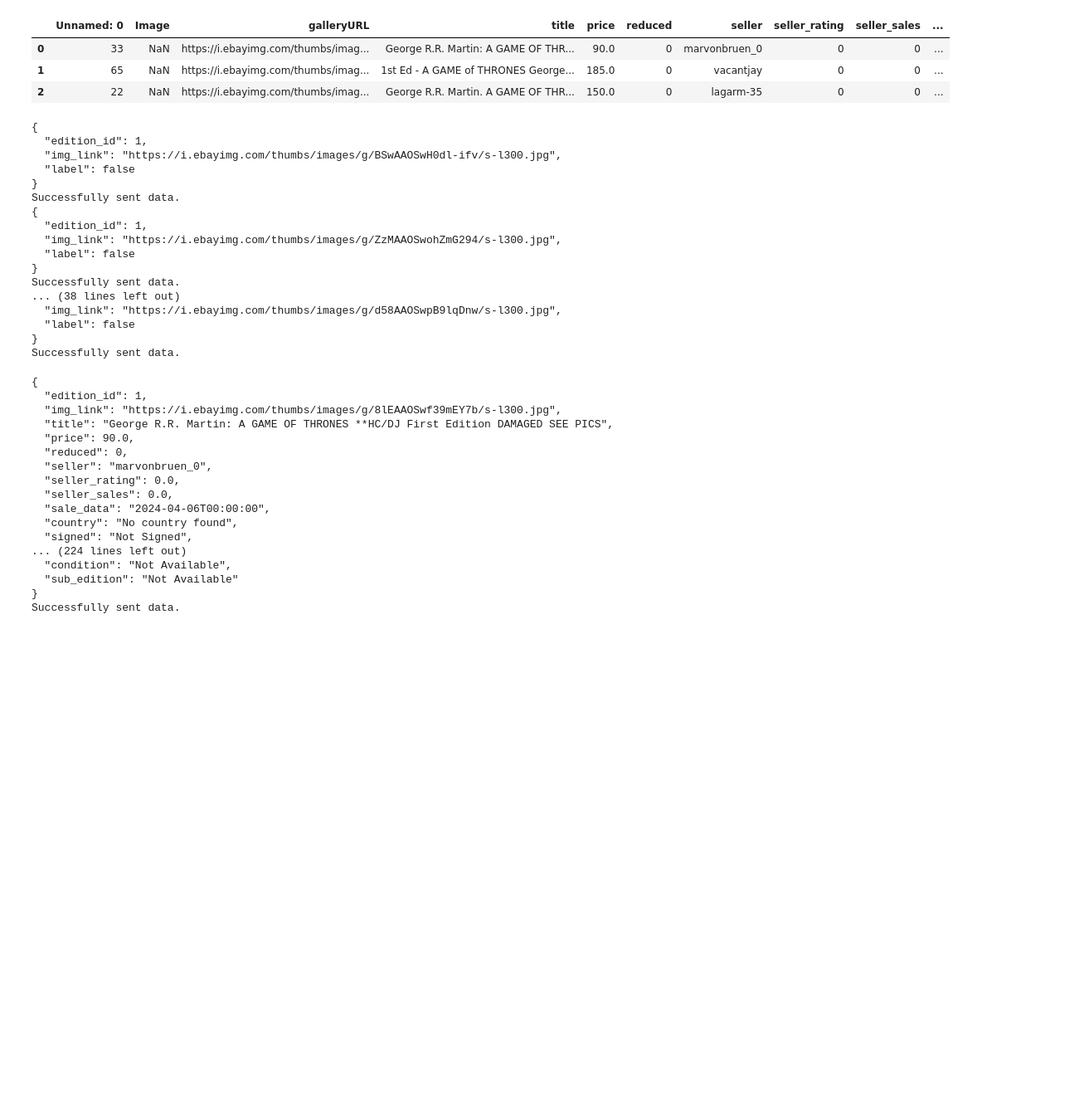
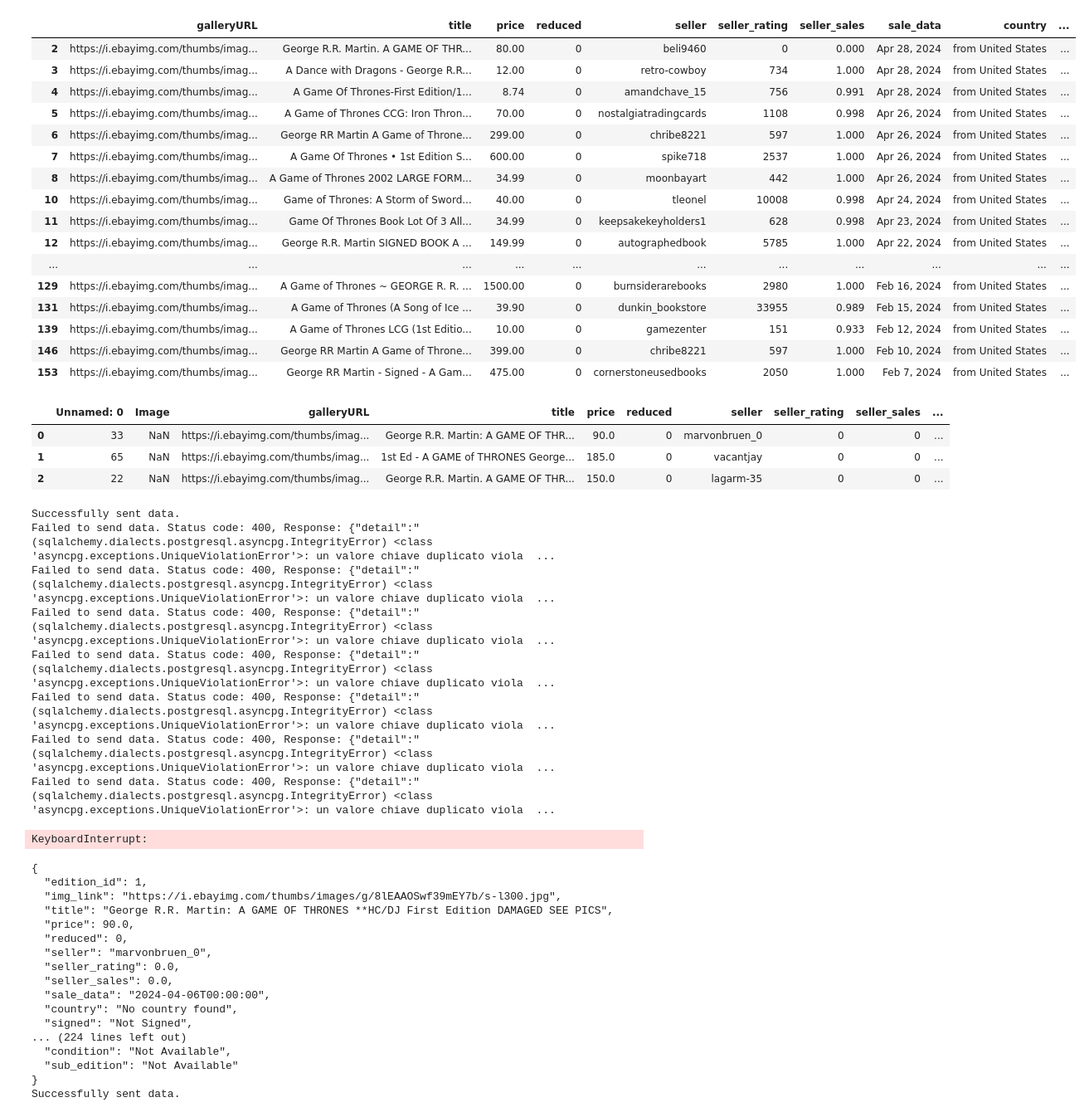
Before and after one commit to marcofraire/ml-pipeline, a Jupyter notebook: jupyter-front-end.ipynb, the cells around one changed output. Shown at 83% size. Drawn from its saved outputs; the diff is of its cells as text; code cells hidden in the pictures; blank space fills up the shorter version.

```diff
--- a/jupyter-front-end.ipynb
+++ b/jupyter-front-end.ipynb
@@ -0,0 +1,31 @@
+# %%
+from retrieve_dataset import NewEbaySalesPipeline
+APP_ID = 'MarcoFra-BBourse-PRD-5e5603d2f-045f9a67'
+DB_DETAILS = {
+    'NAME': 'dc3el4uteo7v6u',
+    'HOST': "ec2-34-242-154-118.eu-west-1.compute.amazonaws.com",
+    'PORT': "5432",
+    'USER': "jvsrubhyybbrqv",
+    'PASSWORD': "9678992a26f6926e72b504835122a0a39b08c221c2121cd98a65b094da595a9d"
+}
+
+df = NewEbaySalesPipeline(DB_DETAILS, '1').retrieve_listings()
+df
+# %% [output]
+|  | galleryURL | title | price | reduced | seller | seller_rating | seller_sales | sale_data | country | ... |
+| 2 | https://i.ebayimg.com/thumbs/imag... | George R.R. Martin. A GAME OF THR... | 80.00 | 0 | beli9460 | 0 | 0.000 | Apr 28, 2024 | from United States | ... |
+| 3 | https://i.ebayimg.com/thumbs/imag... | A Dance with Dragons - George R.R... | 12.00 | 0 | retro-cowboy | 734 | 1.000 | Apr 28, 2024 | from United States | ... |
+| 4 | https://i.ebayimg.com/thumbs/imag... | A Game Of Thrones-First Edition/1... | 8.74 | 0 | amandchave_15 | 756 | 0.991 | Apr 28, 2024 | from United States | ... |
+| 5 | https://i.ebayimg.com/thumbs/imag... | A Game of Thrones CCG: Iron Thron... | 70.00 | 0 | nostalgiatradingcards | 1108 | 0.998 | Apr 26, 2024 | from United States | ... |
+| 6 | https://i.ebayimg.com/thumbs/imag... | George RR Martin A Game of Throne... | 299.00 | 0 | chribe8221 | 597 | 1.000 | Apr 26, 2024 | from United States | ... |
+| 7 | https://i.ebayimg.com/thumbs/imag... | A Game Of Thrones • 1st Edition S... | 600.00 | 0 | spike718 | 2537 | 1.000 | Apr 26, 2024 | from United States | ... |
+| 8 | https://i.ebayimg.com/thumbs/imag... | A Game of Thrones 2002 LARGE FORM... | 34.99 | 0 | moonbayart | 442 | 1.000 | Apr 26, 2024 | from United States | ... |
+| 10 | https://i.ebayimg.com/thumbs/imag... | Game of Thrones: A Storm of Sword... | 40.00 | 0 | tleonel | 10008 | 0.998 | Apr 24, 2024 | from United States | ... |
+| 11 | https://i.ebayimg.com/thumbs/imag... | Game Of Thrones Book Lot Of 3 All... | 34.99 | 0 | keepsakekeyholders1 | 628 | 0.998 | Apr 23, 2024 | from United States | ... |
+| 12 | https://i.ebayimg.com/thumbs/imag... | George R.R. Martin SIGNED BOOK A ... | 149.99 | 0 | autographedbook | 5785 | 1.000 | Apr 22, 2024 | from United States | ... |
+| ... | ... | ... | ... | ... | ... | ... | ... | ... | ... | ... |
+| 129 | https://i.ebayimg.com/thumbs/imag... | A Game of Thrones ~ GEORGE R. R. ... | 1500.00 | 0 | burnsiderarebooks | 2980 | 1.000 | Feb 16, 2024 | from United States | ... |
+| 131 | https://i.ebayimg.com/thumbs/imag... | A Game of Thrones (A Song of Ice ... | 39.90 | 0 | dunkin_bookstore | 33955 | 0.989 | Feb 15, 2024 | from United States | ... |
+| 139 | https://i.ebayimg.com/thumbs/imag... | A Game of Thrones LCG (1st Editio... | 10.00 | 0 | gamezenter | 151 | 0.933 | Feb 12, 2024 | from United States | ... |
+| 146 | https://i.ebayimg.com/thumbs/imag... | George RR Martin A Game of Throne... | 399.00 | 0 | chribe8221 | 597 | 1.000 | Feb 10, 2024 | from United States | ... |
+| 153 | https://i.ebayimg.com/thumbs/imag... | George RR Martin - Signed - A Gam... | 475.00 | 0 | cornerstoneusedbooks | 2050 | 1.000 | Feb 7, 2024 | from United States | ... |
@@ -14,23 +47,15 @@ from db_interaction import prepare_and_send_data
 # %%
-prepare_and_send_data(df[1:10], "ml_book", env = 'development' )
+EbaySalesLoad(df, env='development').load_ml_books()
 # %% [output]
-{
-  "edition_id": 1,
-  "img_link": "https://i.ebayimg.com/thumbs/images/g/BSwAAOSwH0dl-ifv/s-l300.jpg",
-  "label": false
-}
 Successfully sent data.
-{
-  "edition_id": 1,
-  "img_link": "https://i.ebayimg.com/thumbs/images/g/ZzMAAOSwohZmG294/s-l300.jpg",
-  "label": false
-}
-Successfully sent data.
-... (38 lines left out)
-  "img_link": "https://i.ebayimg.com/thumbs/images/g/d58AAOSwpB9lqDnw/s-l300.jpg",
-  "label": false
-}
-Successfully sent data.
+Failed to send data. Status code: 400, Response: {"detail":"(sqlalchemy.dialects.postgresql.asyncpg.IntegrityError) <class 'asyncpg.exceptions.UniqueViolationError'>: un valore chiave duplicato viola  ...
+Failed to send data. Status code: 400, Response: {"detail":"(sqlalchemy.dialects.postgresql.asyncpg.IntegrityError) <class 'asyncpg.exceptions.UniqueViolationError'>: un valore chiave duplicato viola  ...
+Failed to send data. Status code: 400, Response: {"detail":"(sqlalchemy.dialects.postgresql.asyncpg.IntegrityError) <class 'asyncpg.exceptions.UniqueViolationError'>: un valore chiave duplicato viola  ...
+Failed to send data. Status code: 400, Response: {"detail":"(sqlalchemy.dialects.postgresql.asyncpg.IntegrityError) <class 'asyncpg.exceptions.UniqueViolationError'>: un valore chiave duplicato viola  ...
+Failed to send data. Status code: 400, Response: {"detail":"(sqlalchemy.dialects.postgresql.asyncpg.IntegrityError) <class 'asyncpg.exceptions.UniqueViolationError'>: un valore chiave duplicato viola  ...
+Failed to send data. Status code: 400, Response: {"detail":"(sqlalchemy.dialects.postgresql.asyncpg.IntegrityError) <class 'asyncpg.exceptions.UniqueViolationError'>: un valore chiave duplicato viola  ...
+Failed to send data. Status code: 400, Response: {"detail":"(sqlalchemy.dialects.postgresql.asyncpg.IntegrityError) <class 'asyncpg.exceptions.UniqueViolationError'>: un valore chiave duplicato viola  ...
+KeyboardInterrupt:
 # %%
 df = df[df['correct'] == True]
 df
```
Also changed, not shown: parts of 2 cells of this notebook, 4 other files.
